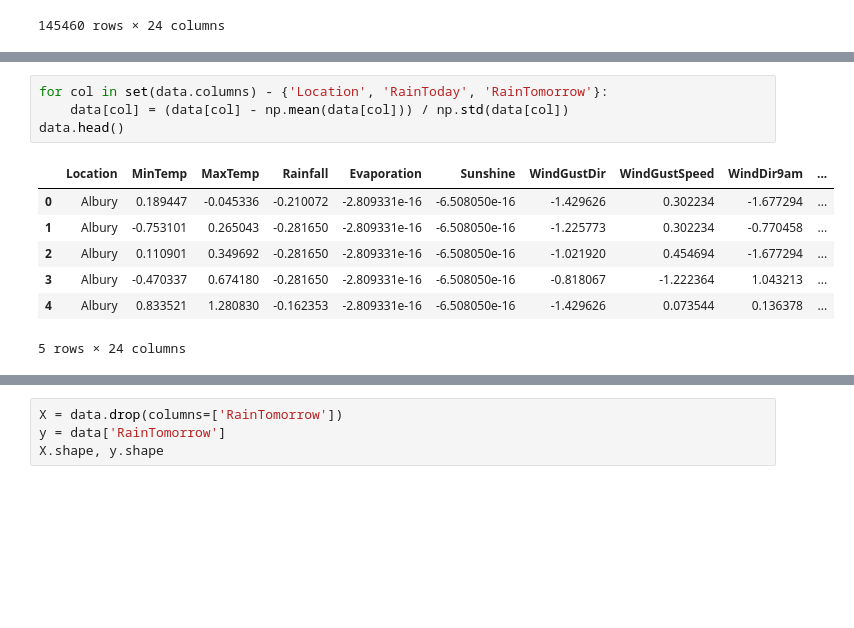
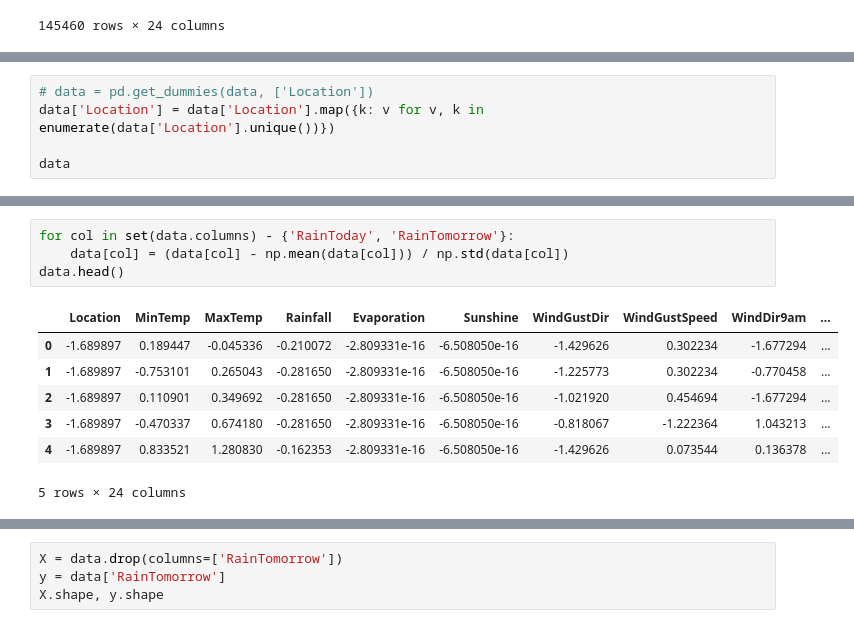
Before and after one commit to ledi-bruh/ml-labs, a Jupyter notebook: notebooks/lab2.ipynb, the cells around one changed output, grey strips where cells are left out. Saved outputs shown, nothing was run; the diff lists cells and outputs as text; blank space fills up the shorter version.

```diff
--- a/notebooks/lab2.ipynb
+++ b/notebooks/lab2.ipynb
@@ -321,3 +323,8 @@ Data columns (total 24 columns):
  23  Month          145460 non-null  int64
 dtypes: float64(16), int64(7), object(1)
 memory usage: 26.6+ MB
+# %%
+# data = pd.get_dummies(data, ['Location'])
+data['Location'] = data['Location'].map({k: v for v, k in enumerate(data['Location'].unique())})
+
+data
@@ -324,12 +345,12 @@ memory usage: 26.6+ MB
 # %%
-for col in set(data.columns) - {'Location', 'RainToday', 'RainTomorrow'}:
+for col in set(data.columns) - {'RainToday', 'RainTomorrow'}:
     data[col] = (data[col] - np.mean(data[col])) / np.std(data[col])
 data.head()
 # %% [output]
 |  | Location | MinTemp | MaxTemp | Rainfall | Evaporation | Sunshine | WindGustDir | WindGustSpeed | WindDir9am | ... |
-| 0 | Albury | 0.189447 | -0.045336 | -0.210072 | -2.809331e-16 | -6.508050e-16 | -1.429626 | 0.302234 | -1.677294 | ... |
-| 1 | Albury | -0.753101 | 0.265043 | -0.281650 | -2.809331e-16 | -6.508050e-16 | -1.225773 | 0.302234 | -0.770458 | ... |
-| 2 | Albury | 0.110901 | 0.349692 | -0.281650 | -2.809331e-16 | -6.508050e-16 | -1.021920 | 0.454694 | -1.677294 | ... |
-| 3 | Albury | -0.470337 | 0.674180 | -0.281650 | -2.809331e-16 | -6.508050e-16 | -0.818067 | -1.222364 | 1.043213 | ... |
-| 4 | Albury | 0.833521 | 1.280830 | -0.162353 | -2.809331e-16 | -6.508050e-16 | -1.429626 | 0.073544 | 0.136378 | ... |
+| 0 | -1.689897 | 0.189447 | -0.045336 | -0.210072 | -2.809331e-16 | -6.508050e-16 | -1.429626 | 0.302234 | -1.677294 | ... |
+| 1 | -1.689897 | -0.753101 | 0.265043 | -0.281650 | -2.809331e-16 | -6.508050e-16 | -1.225773 | 0.302234 | -0.770458 | ... |
+| 2 | -1.689897 | 0.110901 | 0.349692 | -0.281650 | -2.809331e-16 | -6.508050e-16 | -1.021920 | 0.454694 | -1.677294 | ... |
+| 3 | -1.689897 | -0.470337 | 0.674180 | -0.281650 | -2.809331e-16 | -6.508050e-16 | -0.818067 | -1.222364 | 1.043213 | ... |
+| 4 | -1.689897 | 0.833521 | 1.280830 | -0.162353 | -2.809331e-16 | -6.508050e-16 | -1.429626 | 0.073544 | 0.136378 | ... |
 5 rows × 24 columns
```
Also changed, not shown: parts of 19 cells of this notebook, 4 other files.
